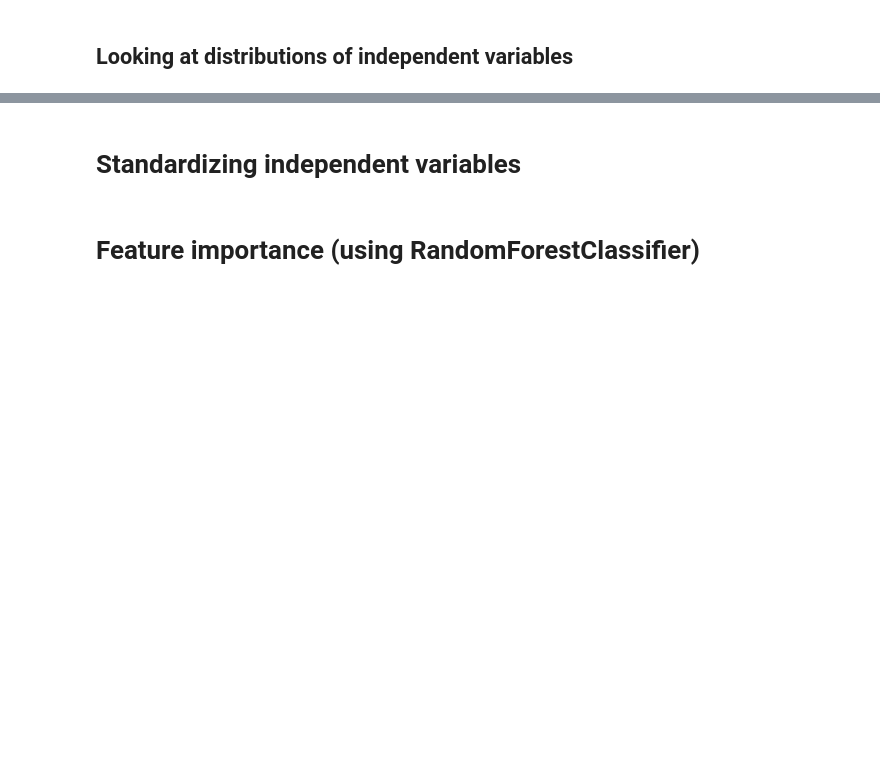
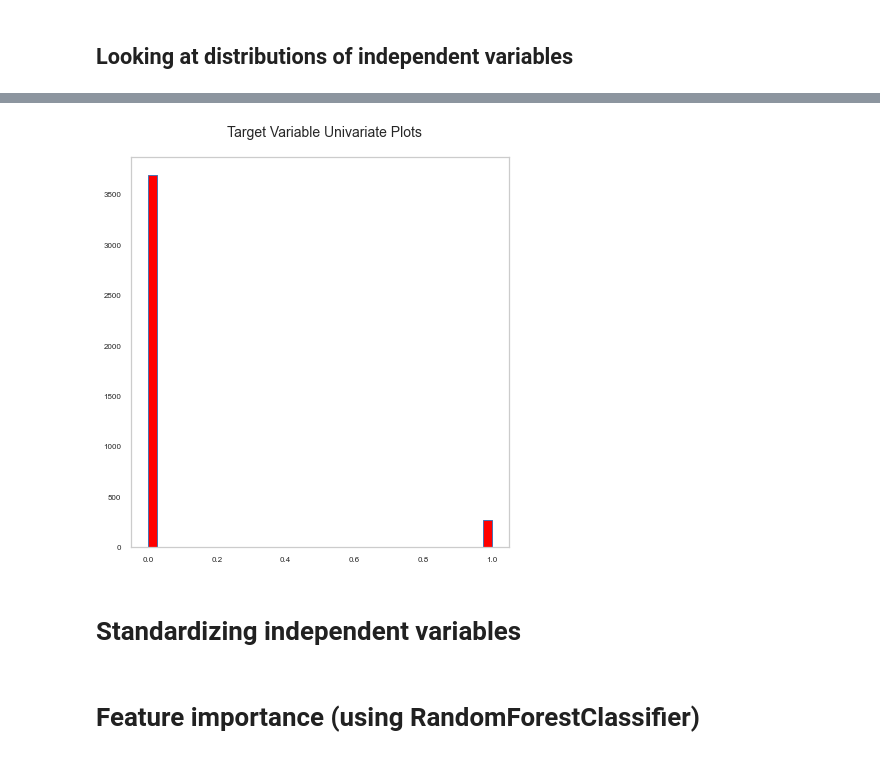
Before and after one commit to CJianYu98/Covid-19-Singapore-Analysis, a Jupyter notebook: Data Preparation/Valuable_Comments/models.ipynb, the cells around one changed output, grey strips where cells are left out. Drawn from its saved outputs; the diff is of its cells as text; code cells hidden in the pictures; blank space fills up the shorter version.

```diff
--- a/Data Preparation/Valuable_Comments/models.ipynb
+++ b/Data Preparation/Valuable_Comments/models.ipynb
@@ -154,5 +230,7 @@ eda_plots(df,features_list,'Features Univariate Plots',(20,7))
 # %%
-eda_plots(df,target,'Target Variable Univariate Plots',(5,5))
+eda_plots(training_df,target,'Target Variable Univariate Plots',(5,5))
+# %% [output]
+[figure, added]
 # %% [markdown]
 # Standardizing independent variables
 # %%
```
Also changed, not shown: parts of 35 cells of this notebook, 3 other files.
